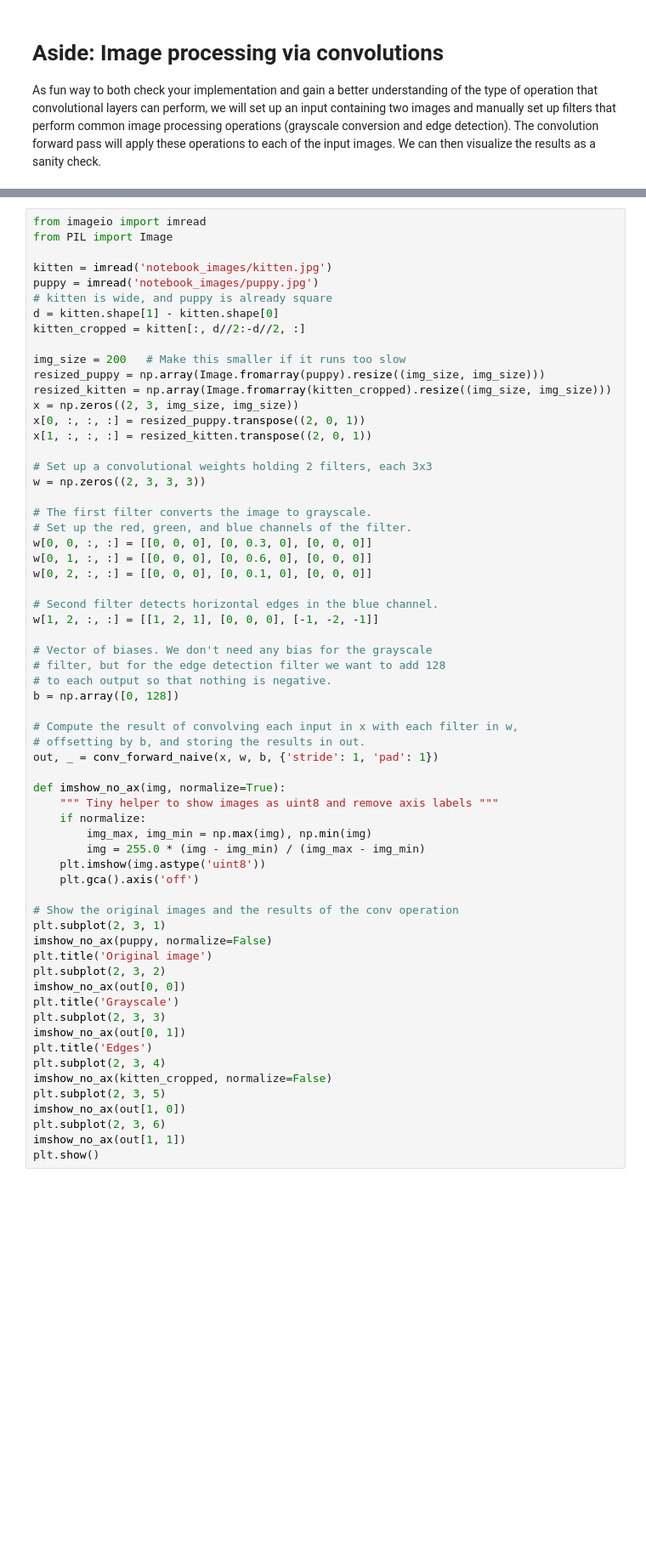
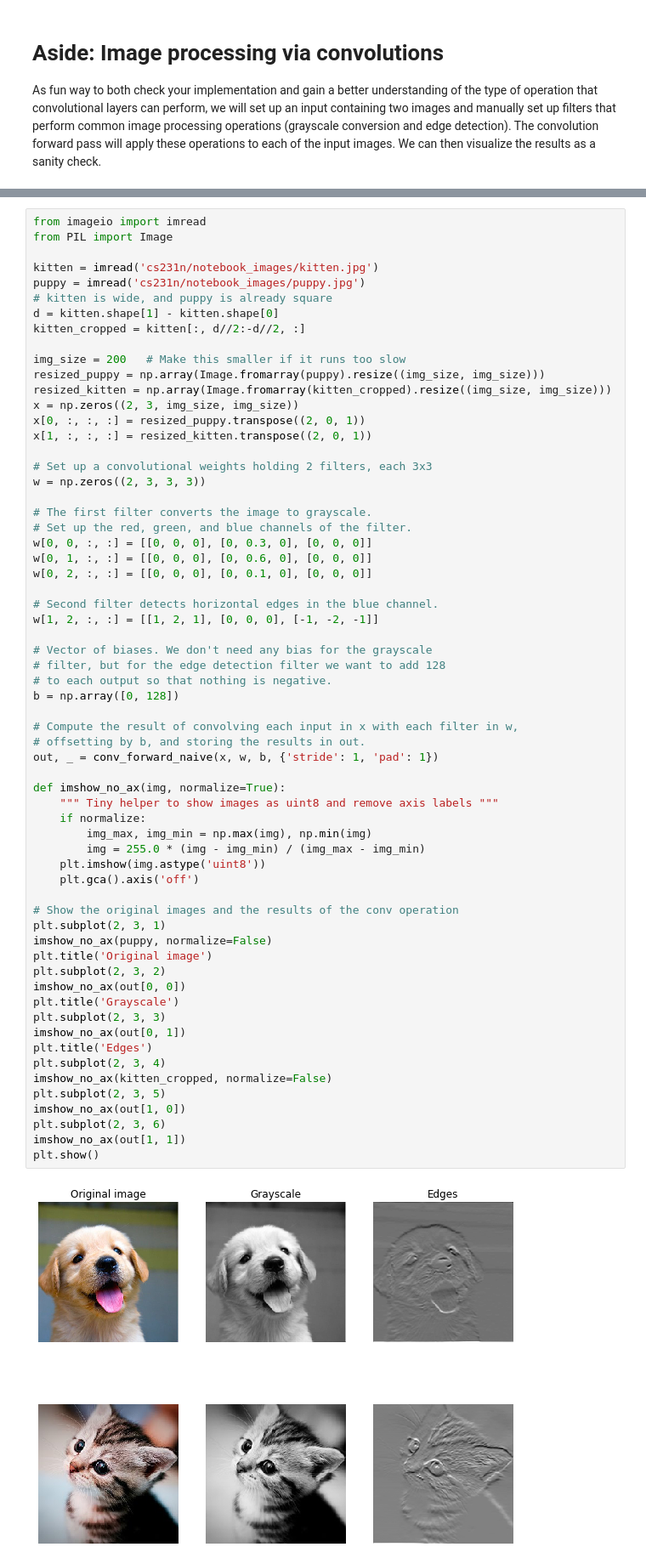
Before and after one commit to itamar-saraf/cs231n, a Jupyter notebook: assignment2/ConvolutionalNetworks.ipynb, the cells around one changed output, grey strips where cells are left out. Shown at 85% size. Drawn from its saved outputs; the diff is of its cells as text; blank space fills up the shorter version.

```diff
--- a/assignment2/ConvolutionalNetworks.ipynb
+++ b/assignment2/ConvolutionalNetworks.ipynb
@@ -83,8 +153,8 @@ As fun way to both check your implementation and gain a better understanding of
 from imageio import imread
 from PIL import Image
 
-kitten = imread('notebook_images/kitten.jpg')
-puppy = imread('notebook_images/puppy.jpg')
+kitten = imread('cs231n/notebook_images/kitten.jpg')
+puppy = imread('cs231n/notebook_images/puppy.jpg')
 # kitten is wide, and puppy is already square
 d = kitten.shape[1] - kitten.shape[0]
 kitten_cropped = kitten[:, d//2:-d//2, :]
@@ -115,33 +185,35 @@ b = np.array([0, 128])
 
 # Compute the result of convolving each input in x with each filter in w,
 # offsetting by b, and storing the results in out.
 out, _ = conv_forward_naive(x, w, b, {'stride': 1, 'pad': 1})
 
 def imshow_no_ax(img, normalize=True):
     """ Tiny helper to show images as uint8 and remove axis labels """
     if normalize:
         img_max, img_min = np.max(img), np.min(img)
         img = 255.0 * (img - img_min) / (img_max - img_min)
     plt.imshow(img.astype('uint8'))
     plt.gca().axis('off')
 
 # Show the original images and the results of the conv operation
 plt.subplot(2, 3, 1)
 imshow_no_ax(puppy, normalize=False)
 plt.title('Original image')
 plt.subplot(2, 3, 2)
 imshow_no_ax(out[0, 0])
 plt.title('Grayscale')
 plt.subplot(2, 3, 3)
 imshow_no_ax(out[0, 1])
 plt.title('Edges')
 plt.subplot(2, 3, 4)
 imshow_no_ax(kitten_cropped, normalize=False)
 plt.subplot(2, 3, 5)
 imshow_no_ax(out[1, 0])
 plt.subplot(2, 3, 6)
 imshow_no_ax(out[1, 1])
 plt.show()
+# %% [output]
+[figure, added]
 # %% [markdown]
 # Convolution: Naive backward pass
 Implement the backward pass for the convolution operation in the function `conv_backward_naive` in the file `cs231n/layers.py`. Again, you don't need to worry too much about computational efficiency.
```
Also changed, not shown: parts of 8 cells of this notebook, 2 other files.
